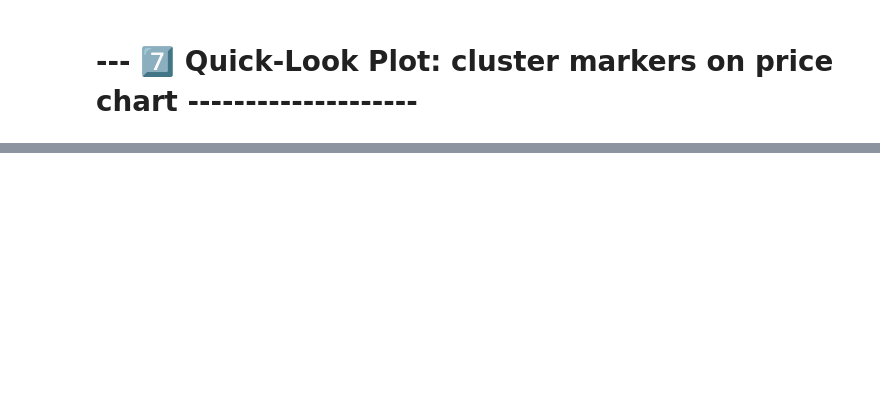
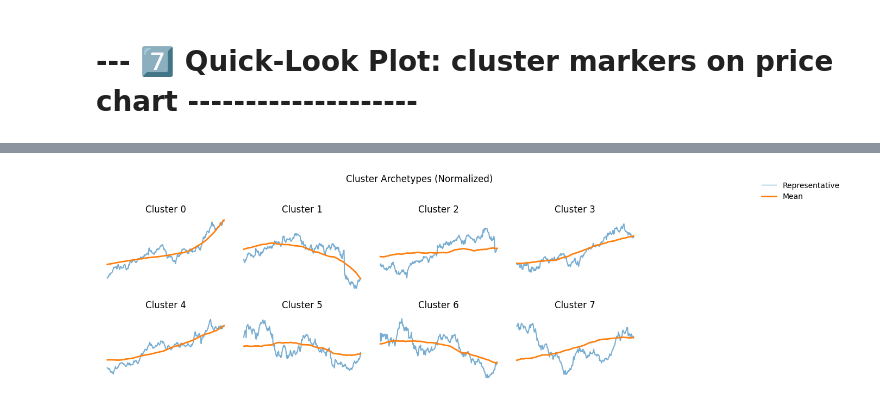
Before and after one commit to BBBree/TA-model-ExLAI-UC-2025, a Jupyter notebook: TS2Vec/PatternRecognition2.ipynb, the cells around one changed output, grey strips where cells are left out. Drawn from its saved outputs; the diff is of its cells as text; code cells hidden in the pictures; blank space fills up the shorter version.

```diff
--- a/TS2Vec/PatternRecognition2.ipynb
+++ b/TS2Vec/PatternRecognition2.ipynb
@@ -508,0 +537,48 @@ BokehDeprecationWarning: 'circle() method with size value' was deprecated in Bok
+# %%
+import matplotlib.pyplot as plt
+import numpy as np
+from scipy.spatial.distance import cdist
+from matplotlib.lines import Line2D
+
+# 1) Recompute centroids & pick representative windows
+centroids    = kmeans.cluster_centers_
+dists        = cdist(emb_test, centroids, metric="euclidean")
+repr_idx     = dists.argmin(axis=0)               # one idx per cluster
+
+# 2) Build normalized windows
+repr_windows = [test_X_rel[idx] for idx in repr_idx]
+avg_patterns = [
+    test_X_rel[np.where(labels==c)[0]].mean(axis=0)
+    for c in range(N_CLUST)
+]
+
+# 3) Plot grid
+ncols = 4
+nrows = int(np.ceil(N_CLUST / ncols))
+fig, axes = plt.subplots(nrows, ncols,
+                         figsize=(3*ncols, 2*nrows),
+                         sharey=True)
+
+for c in range(N_CLUST):
+    ax = axes.flatten()[c]
+    ax.plot(repr_windows[c], color='tab:blue', alpha=0.6)
+    ax.plot(avg_patterns[c],   color='tab:orange', lw=2)
+    ax.set_title(f"Cluster {c}")
+    ax.axis('off')
+
+# 4) Single legend outside
+legend_elements = [
+    Line2D([0], [0], color='tab:blue', alpha=0.6, lw=1, label='Representative'),
+    Line2D([0], [0], color='tab:orange', lw=2,       label='Mean')
+]
+fig.legend(handles=legend_elements,
+           loc='upper left',
+           bbox_to_anchor=(1.02, 1),
+           borderaxespad=0,
+           frameon=False)
+
+plt.suptitle("Cluster Archetypes (Normalized)", y=1.02)
+plt.tight_layout(rect=[0, 0, 0.85, 1])  # leave space on right for legend
+plt.show()
+# %% [output]
+[figure, added]
```
Also changed, not shown: parts of 8 cells of this notebook.
